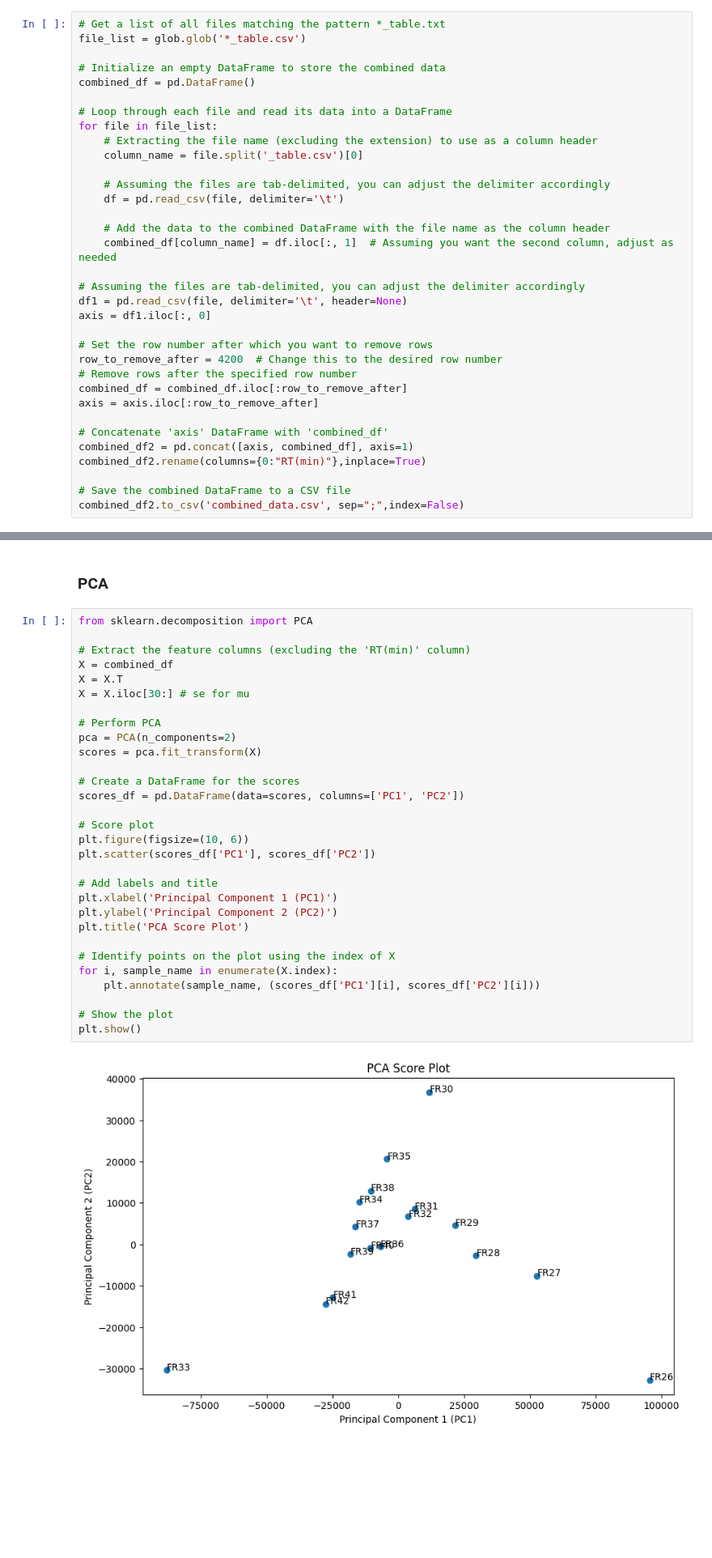
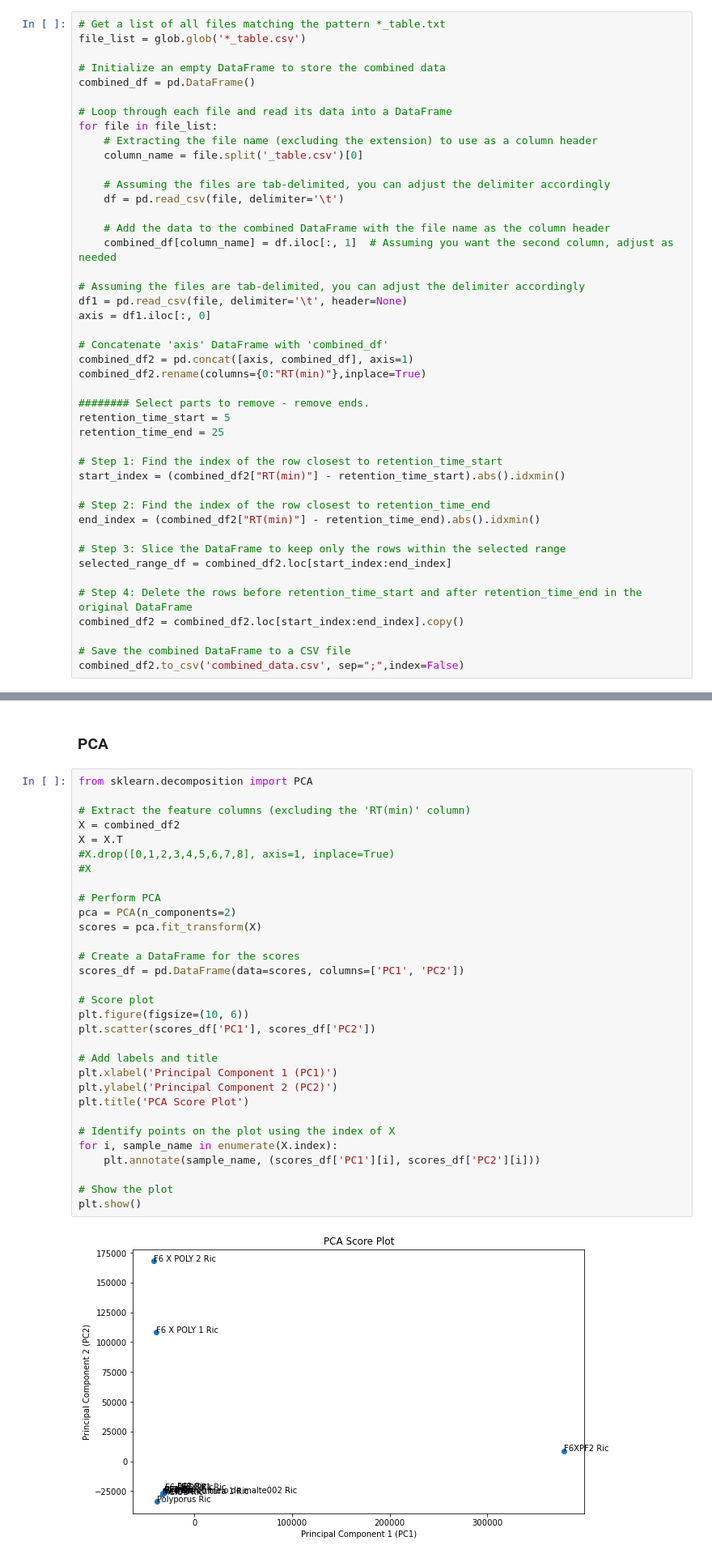
Before and after one commit to RicardoMBorges/HPLCdata_Shimadzu, a Jupyter notebook: Chromatograms_Shimadzu.ipynb, the cells around one changed output, grey strips where cells are left out. Shown: that part at 81% size. Drawn from its saved outputs; the diff is of its cells as text; blank space fills up the shorter version.

```diff
--- a/Chromatograms_Shimadzu.ipynb
+++ b/Chromatograms_Shimadzu.ipynb
@@ -75,16 +75,26 @@ for file in file_list:
 df1 = pd.read_csv(file, delimiter='\t', header=None)
 axis = df1.iloc[:, 0]
 
-# Set the row number after which you want to remove rows
-row_to_remove_after = 4200  # Change this to the desired row number
-# Remove rows after the specified row number
-combined_df = combined_df.iloc[:row_to_remove_after]
-axis = axis.iloc[:row_to_remove_after]
-
 # Concatenate 'axis' DataFrame with 'combined_df'
 combined_df2 = pd.concat([axis, combined_df], axis=1)
 combined_df2.rename(columns={0:"RT(min)"},inplace=True)
 
+######## Select parts to remove - remove ends.
+retention_time_start = 5
+retention_time_end = 25
+
+# Step 1: Find the index of the row closest to retention_time_start
+start_index = (combined_df2["RT(min)"] - retention_time_start).abs().idxmin()
+
+# Step 2: Find the index of the row closest to retention_time_end
+end_index = (combined_df2["RT(min)"] - retention_time_end).abs().idxmin()
+
+# Step 3: Slice the DataFrame to keep only the rows within the selected range
+selected_range_df = combined_df2.loc[start_index:end_index]
+
+# Step 4: Delete the rows before retention_time_start and after retention_time_end in the original DataFrame
+combined_df2 = combined_df2.loc[start_index:end_index].copy()
+
 # Save the combined DataFrame to a CSV file
 combined_df2.to_csv('combined_data.csv', sep=";",index=False)
 # %% [markdown]
@@ -132,35 +141,36 @@ plt.show()
 # %%
 from sklearn.decomposition import PCA
 
 # Extract the feature columns (excluding the 'RT(min)' column)
-X = combined_df
+X = combined_df2
 X = X.T
-X = X.iloc[30:] # se for mu
+#X.drop([0,1,2,3,4,5,6,7,8], axis=1, inplace=True)
+#X
 
 # Perform PCA
 pca = PCA(n_components=2)
 scores = pca.fit_transform(X)
 
 # Create a DataFrame for the scores
 scores_df = pd.DataFrame(data=scores, columns=['PC1', 'PC2'])
 
 # Score plot
 plt.figure(figsize=(10, 6))
 plt.scatter(scores_df['PC1'], scores_df['PC2'])
 
 # Add labels and title
 plt.xlabel('Principal Component 1 (PC1)')
 plt.ylabel('Principal Component 2 (PC2)')
 plt.title('PCA Score Plot')
 
 # Identify points on the plot using the index of X
 for i, sample_name in enumerate(X.index):
     plt.annotate(sample_name, (scores_df['PC1'][i], scores_df['PC2'][i]))
 
 # Show the plot
 plt.show()
 # %% [output]
-[figure, old version]
+[figure, new version]
 # %%
 # Loadings Plot
 
```
Also changed, not shown: parts of 4 cells of this notebook.
